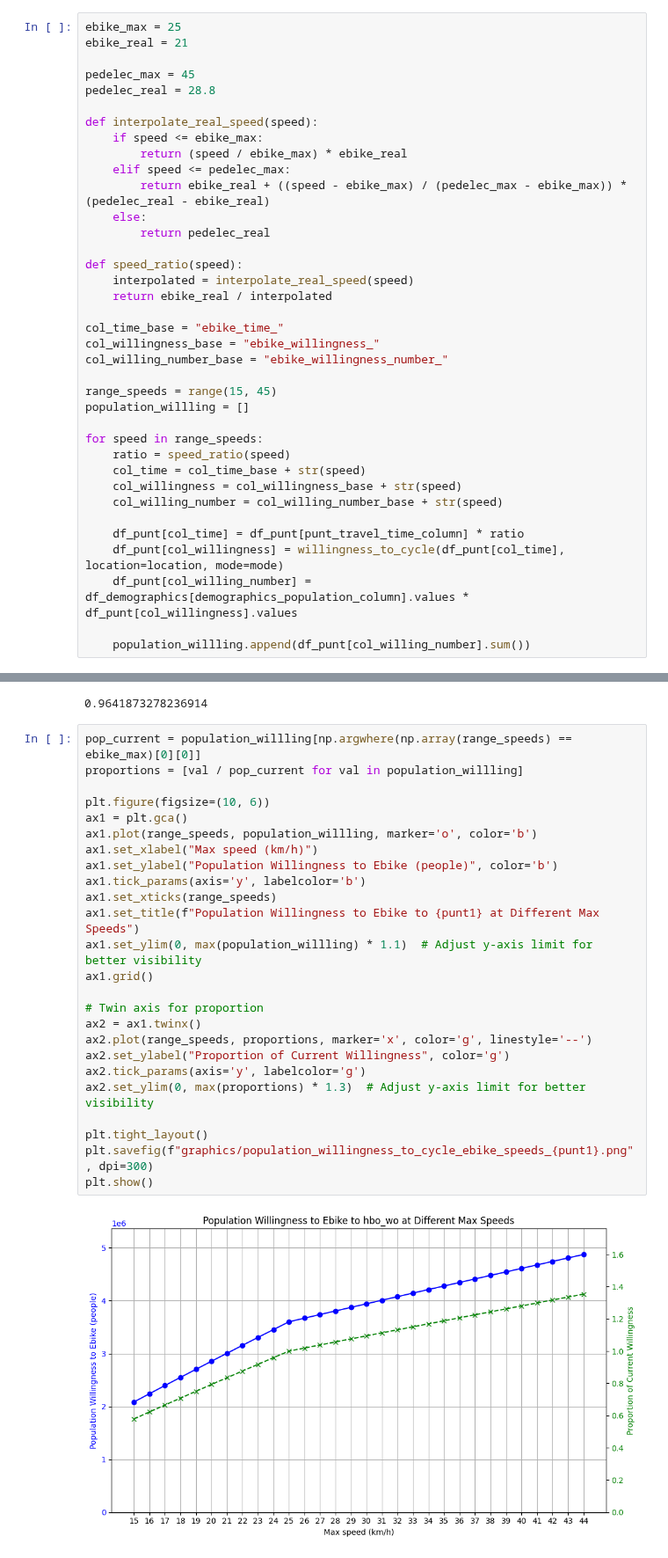
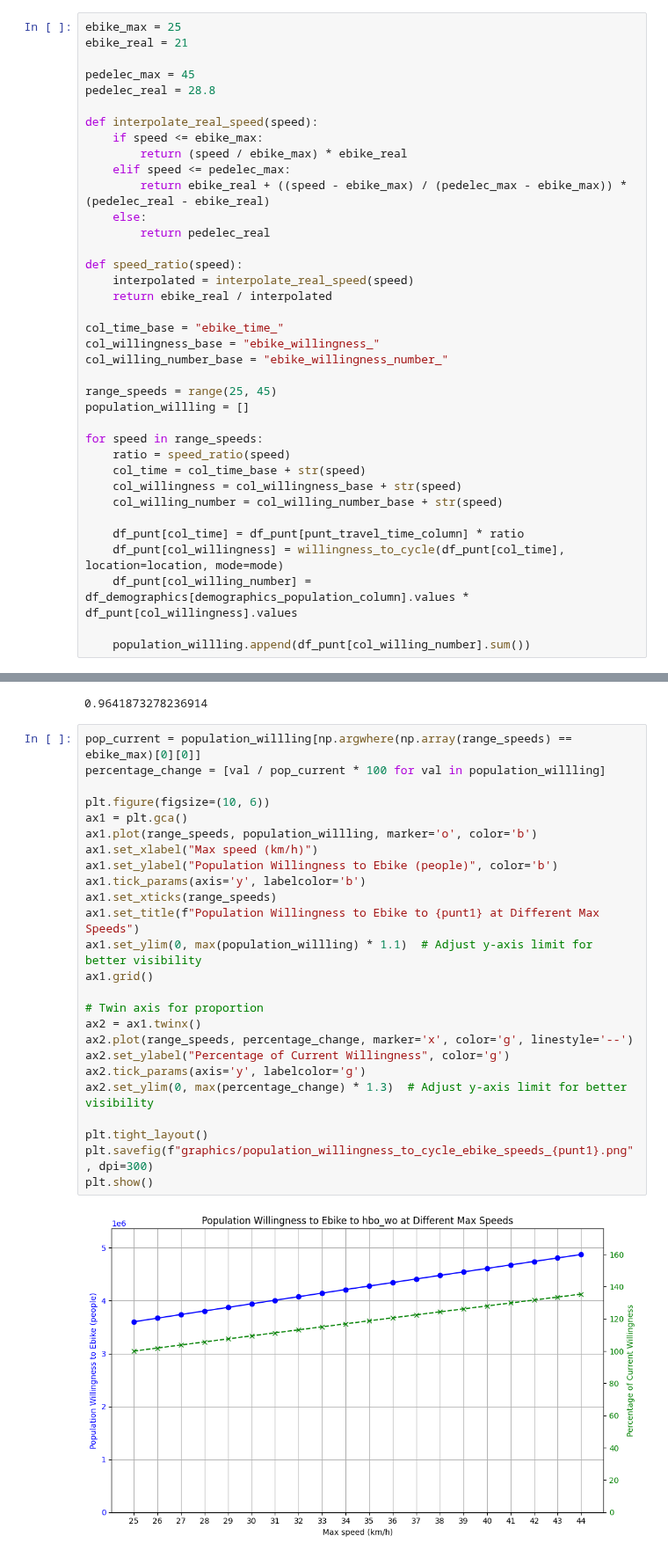
Before and after one commit to FabianScott/Design-of-AI-driven-business-operation, a Jupyter notebook: Topic3/ebike_speeds.ipynb, the cells around one changed output, grey strips where cells are left out. Shown at 88% size. Drawn from its saved outputs; the diff is of its cells as text.

Commit message:
using percentage

```diff
--- a/Topic3/ebike_speeds.ipynb
+++ b/Topic3/ebike_speeds.ipynb
@@ -105,7 +97,7 @@ col_time_base = "ebike_time_"
 col_willingness_base = "ebike_willingness_"
 col_willing_number_base = "ebike_willingness_number_"
 
-range_speeds = range(15, 45)
+range_speeds = range(25, 45)
 population_willling = []
 
 for speed in range_speeds:
@@ -125,28 +117,28 @@ speed_ratio(27)
 0.9641873278236914
 # %%
 pop_current = population_willling[np.argwhere(np.array(range_speeds) == ebike_max)[0][0]]
-proportions = [val / pop_current for val in population_willling]
+percentage_change = [val / pop_current * 100 for val in population_willling]
 
 plt.figure(figsize=(10, 6))
 ax1 = plt.gca()
 ax1.plot(range_speeds, population_willling, marker='o', color='b')
 ax1.set_xlabel("Max speed (km/h)")
 ax1.set_ylabel("Population Willingness to Ebike (people)", color='b')
 ax1.tick_params(axis='y', labelcolor='b')
 ax1.set_xticks(range_speeds)
 ax1.set_title(f"Population Willingness to Ebike to {punt1} at Different Max Speeds")
 ax1.set_ylim(0, max(population_willling) * 1.1)  # Adjust y-axis limit for better visibility
 ax1.grid()
 
 # Twin axis for proportion
 ax2 = ax1.twinx()
-ax2.plot(range_speeds, proportions, marker='x', color='g', linestyle='--')
-ax2.set_ylabel("Proportion of Current Willingness", color='g')
+ax2.plot(range_speeds, percentage_change, marker='x', color='g', linestyle='--')
+ax2.set_ylabel("Percentage of Current Willingness", color='g')
 ax2.tick_params(axis='y', labelcolor='g')
-ax2.set_ylim(0, max(proportions) * 1.3)  # Adjust y-axis limit for better visibility
+ax2.set_ylim(0, max(percentage_change) * 1.3)  # Adjust y-axis limit for better visibility
 
 plt.tight_layout()
 plt.savefig(f"graphics/population_willingness_to_cycle_ebike_speeds_{punt1}.png", dpi=300)
 plt.show()
 # %% [output]
-[figure, old version]
+[figure, new version]
```
Also changed, not shown: parts of 1 cell of this notebook, 1 other file.
